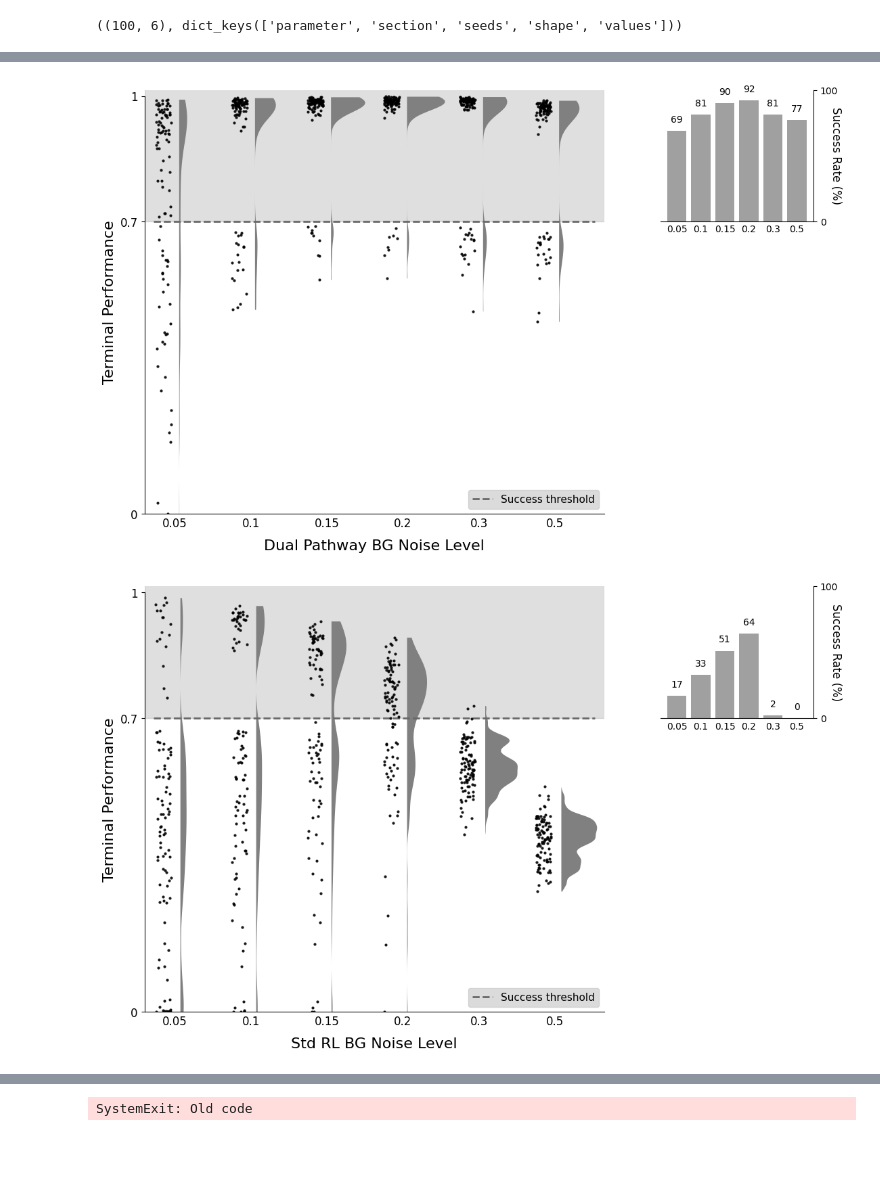
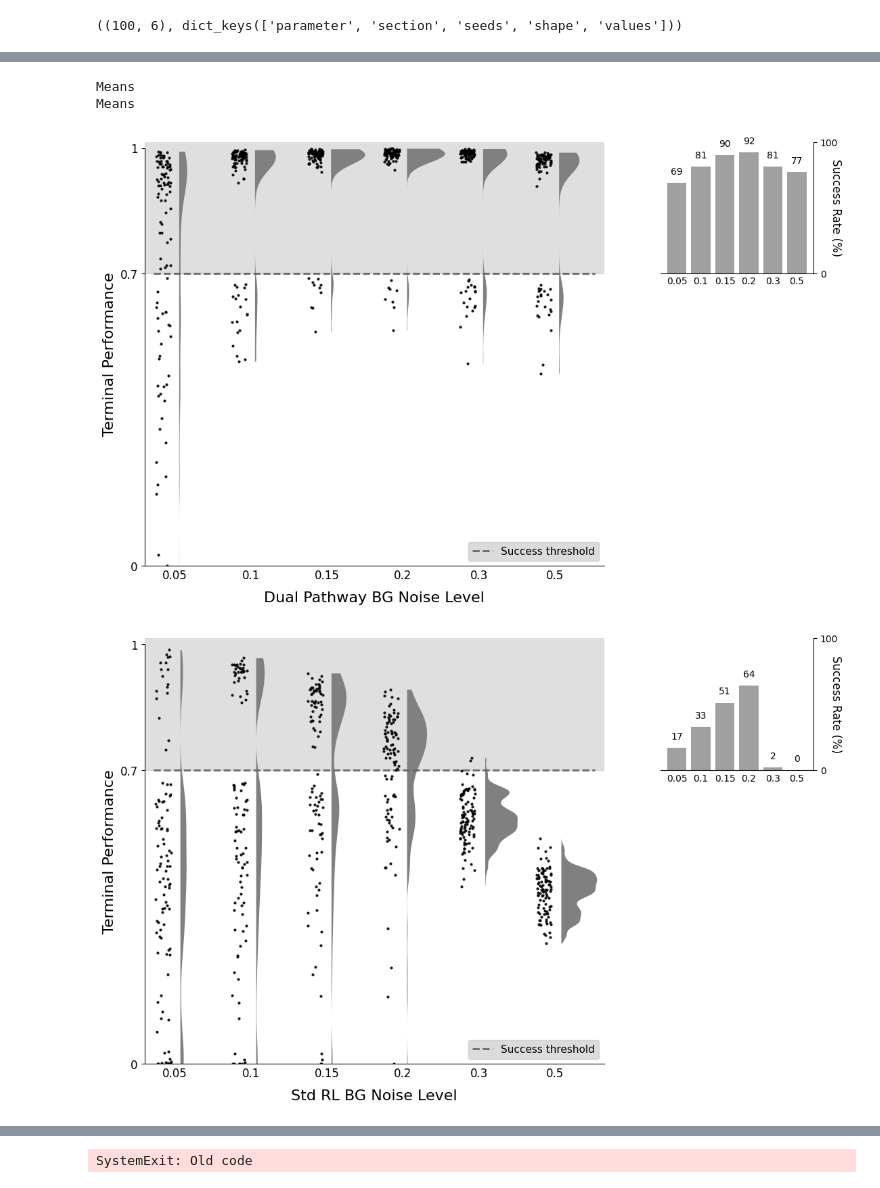
Before and after one commit to AtharvSuryawanshi/Dual_Pathway_RL_songbird, a Jupyter notebook: Benchmarks/analysis.ipynb, the cells around one changed output, grey strips where cells are left out. Drawn from its saved outputs; the diff is of its cells as text; code cells hidden in the pictures; blank space fills up the shorter version.

Commit message:
stats more

```diff
--- a/Benchmarks/analysis.ipynb
+++ b/Benchmarks/analysis.ipynb
@@ -220,26 +220,29 @@ color_strip = 'black'
 plot_results_violin(
     terminal_performance["Dual_Pathway_Model_BG_NOISE"],
     meta["Dual_Pathway_Model_BG_NOISE"]["values"],
-    big_xlabel="Dual Pathway BG Noise Level"
+    big_xlabel="Dual Pathway BG Noise Level",
+    print_stats=True
 )
-
-save_figure('8_dualPathway', format="pdf", save=save_figs)
+if save_figs:
+    save_figure('8_dualPathway', format="pdf", save=save_figs)
 
 plot_results_violin(
     terminal_performance["Std_RL_Model_BG_NOISE"],
     meta["Std_RL_Model_BG_NOISE"]["values"],
-    big_xlabel="Std RL BG Noise Level"
+    big_xlabel="Std RL BG Noise Level",
+    print_stats=True
 )
 
-save_figure('8_stdRL', format="pdf", save=save_figs)
+if save_figs:
+    save_figure('8_stdRL', format="pdf", save=save_figs)
 
 plot_results_violin(
     terminal_performance["Dev_RL_Model_BG_NOISE"],
     meta["Dev_RL_Model_BG_NOISE"]["values"],
     big_xlabel="Dev RL BG Noise Level"
 )
-
-save_figure('8_devRL', format="pdf", save=save_figs)
+if save_figs:
+    save_figure('8_devRL', format="pdf", save=save_figs)
 
 
 # plot_results_violin(
@@ -284,2 +296,4 @@ save_figure('8_devRL', format="pdf", save=save_figs)
+Means
+Means
-[figure, old version]
+[figure, new version]
-[figure, old version]
+[figure, new version]
```
Also changed, not shown: parts of 3 cells of this notebook, 2 other files.
